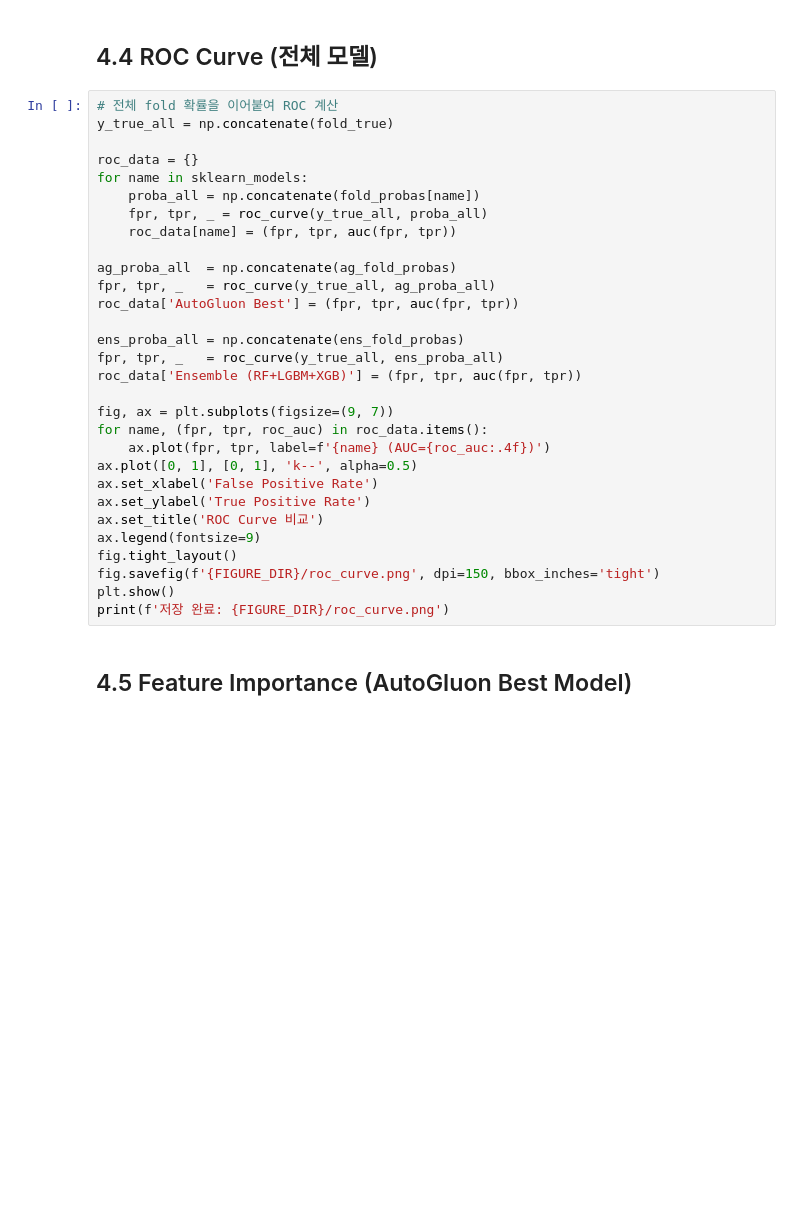
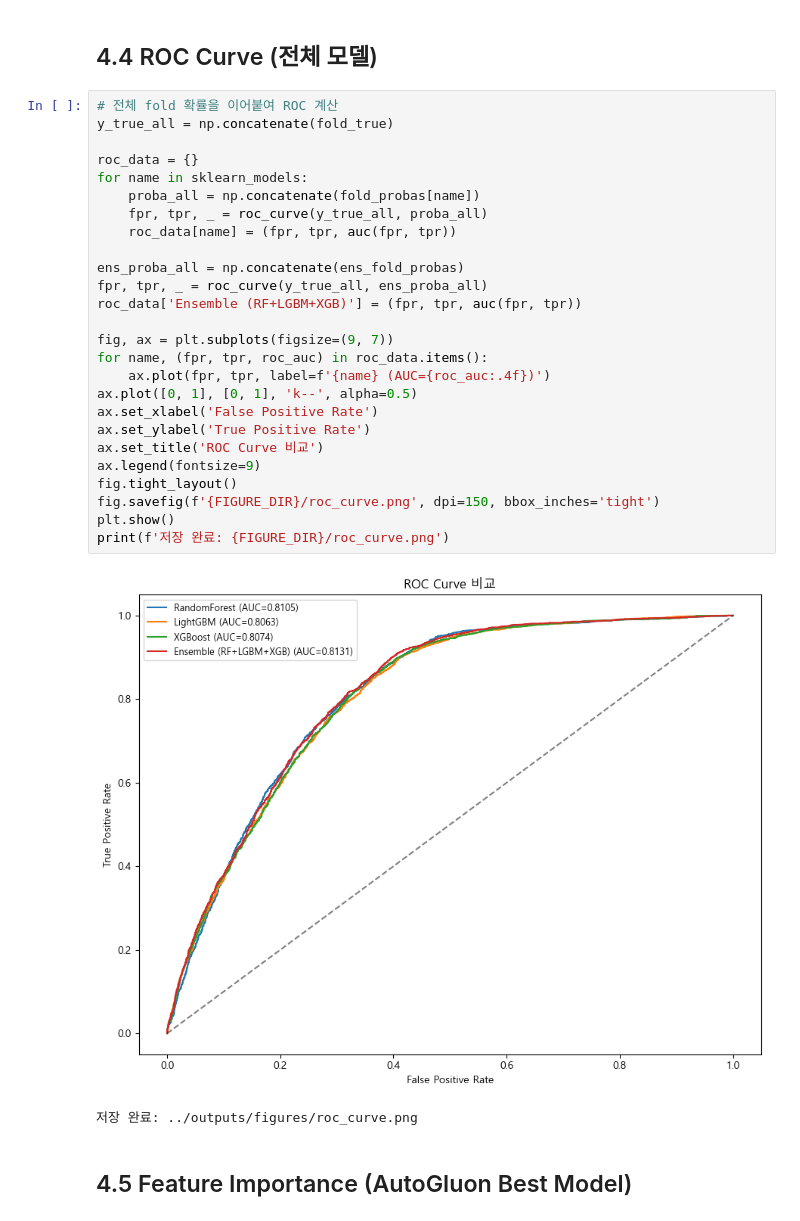
Before and after one commit to aialice-518/smoking-status-prediction, a Jupyter notebook: notebooks/04_Evaluation.ipynb, the cells around one changed output. Cells and saved outputs as stored; diff of their text form; blank space fills up the shorter version.

```diff
--- a/notebooks/04_Evaluation.ipynb
+++ b/notebooks/04_Evaluation.ipynb
@@ -181,33 +199,32 @@ print(f'저장 완료: {FIGURE_DIR}/confusion_matrix.png')
 # %%
 # 전체 fold 확률을 이어붙여 ROC 계산
 y_true_all = np.concatenate(fold_true)
 
 roc_data = {}
 for name in sklearn_models:
     proba_all = np.concatenate(fold_probas[name])
     fpr, tpr, _ = roc_curve(y_true_all, proba_all)
     roc_data[name] = (fpr, tpr, auc(fpr, tpr))
 
-ag_proba_all  = np.concatenate(ag_fold_probas)
-fpr, tpr, _   = roc_curve(y_true_all, ag_proba_all)
-roc_data['AutoGluon Best'] = (fpr, tpr, auc(fpr, tpr))
-
 ens_proba_all = np.concatenate(ens_fold_probas)
-fpr, tpr, _   = roc_curve(y_true_all, ens_proba_all)
+fpr, tpr, _ = roc_curve(y_true_all, ens_proba_all)
 roc_data['Ensemble (RF+LGBM+XGB)'] = (fpr, tpr, auc(fpr, tpr))
 
 fig, ax = plt.subplots(figsize=(9, 7))
 for name, (fpr, tpr, roc_auc) in roc_data.items():
     ax.plot(fpr, tpr, label=f'{name} (AUC={roc_auc:.4f})')
 ax.plot([0, 1], [0, 1], 'k--', alpha=0.5)
 ax.set_xlabel('False Positive Rate')
 ax.set_ylabel('True Positive Rate')
 ax.set_title('ROC Curve 비교')
 ax.legend(fontsize=9)
 fig.tight_layout()
 fig.savefig(f'{FIGURE_DIR}/roc_curve.png', dpi=150, bbox_inches='tight')
 plt.show()
 print(f'저장 완료: {FIGURE_DIR}/roc_curve.png')
+# %% [output]
+[figure, added]
+저장 완료: ../outputs/figures/roc_curve.png
 # %% [markdown]
 ## 4.5 Feature Importance (AutoGluon Best Model)
 # %%
```
Also changed, not shown: parts of 9 cells of this notebook, 1 other file.
